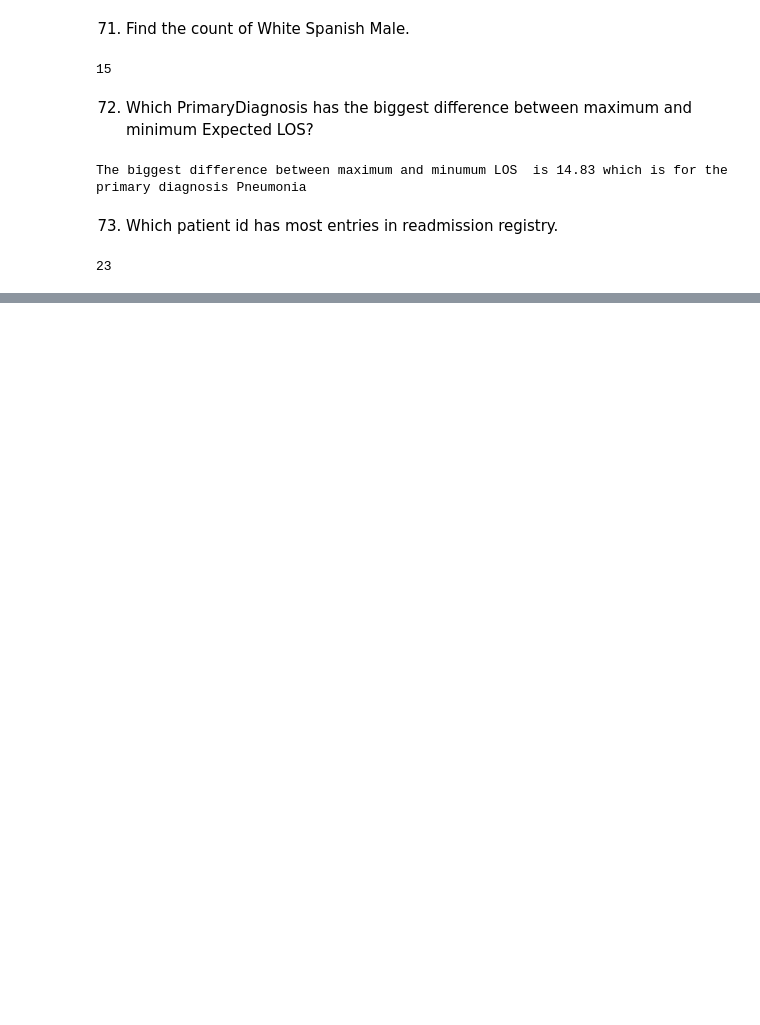
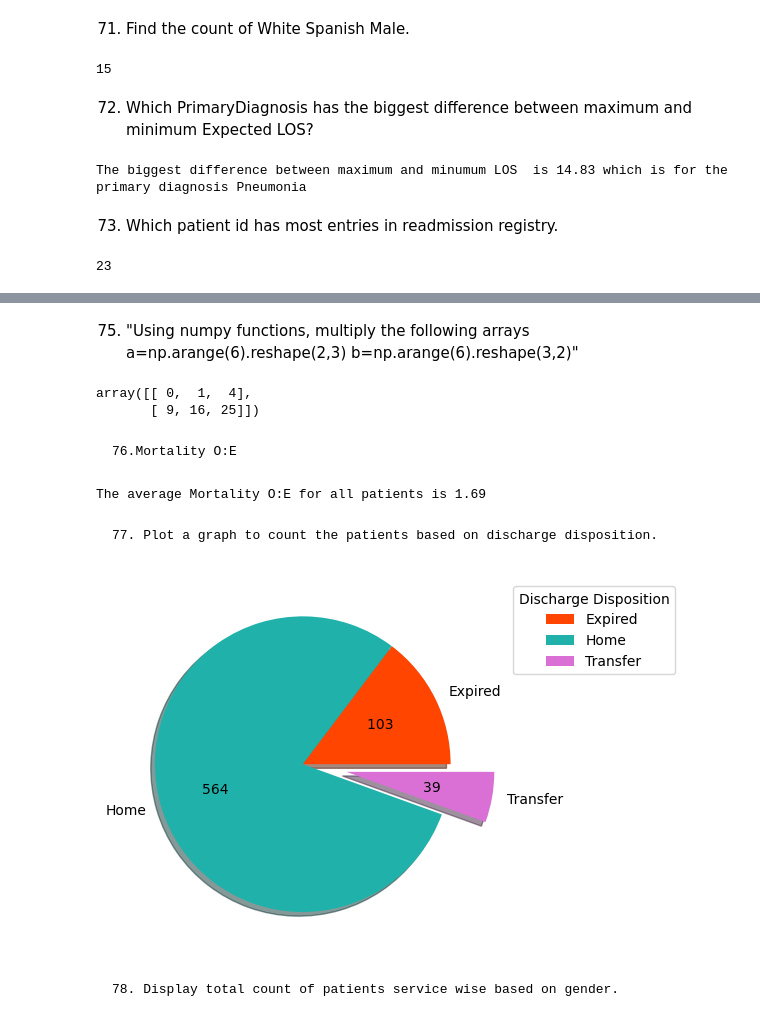
Before and after one commit to ManishaRao06/Python-Hackathon-Winners-Team-Data-Pyrates, a Jupyter notebook: Data Pyrates 61_80.ipynb, the cells around one changed output, grey strips where cells are left out. Saved outputs shown, nothing was run; the diff lists cells and outputs as text; code cells hidden in the pictures; blank space fills up the shorter version.

```diff
--- a/Data Pyrates 61_80.ipynb
+++ b/Data Pyrates 61_80.ipynb
@@ -404,0 +310,77 @@ df11.query("Race=='White' & Gender == 'Female' & Age >50")
+# %% [markdown]
+75. "Using numpy functions, multiply the following arrays
+a=np.arange(6).reshape(2,3)
+b=np.arange(6).reshape(3,2)"
+# %%
+a=np.arange(6).reshape(2,3)
+b=np.arange(6).reshape(3,2)
+c = np.multiply(a,b.reshape(2,3))
+c
+# %% [output]
+array([[ 0,  1,  4],
+       [ 9, 16, 25]])
+# %% [markdown]
+    76.Mortality O:E
+# %%
+df_Dis.loc[ df_Dis["DischargeDisposition"] == 'Expired', "Observed Mortality"] = 1
+df_Dis.loc[ df_Dis["DischargeDisposition"] != 'Expired', "Observed Mortality"] = 0
+df_Dis["Mortality O:E"] = df_Dis["Observed Mortality"]/df_Dis["ExpectedMortality"]
+print("The average Mortality O:E for all patients is " + str(round(df_Dis["Mortality O:E"].mean(),2)))
+# %% [output]
+The average Mortality O:E for all patients is 1.69
+# %% [markdown]
+    77. Plot a graph to count the patients based on discharge disposition.
+# %%
+#1 - Extract patient count based on discharge disposition
+series = pd.DataFrame(df_Dis.groupby('DischargeDisposition')['PatientID'].nunique())
+
+#2 - extract unique discharge disposition values
+mylabels = list(series.index)
+
+#3 - extract the corresponding patient count
+y = np.array(series.PatientID.values.tolist())
+
+#------------------------------------------------------------
+
+#4 - Creating Pie Chart
+
+#4.1 Functions for autopct - Only enable one function at a time
+
+#--------------------------------------
+#a Only patient count actual- ENABLE this and disable #b function
+def func(pct, allvals):
+    absolute = int(pct/100.*np.sum(allvals))
+    return "{:d} ".format(absolute)
+
+#b  patient count in percentages and literal - ENABLE this and disable #a function
+# def func(pct, allvals):
+#     absolute = int(pct/100.*np.sum(allvals))
+#     return "{:.1f}%\n({:d} )".format(pct, absolute)
+
+#-------------------------------------
+
+
+#4.2 Actual pie chart set up and plot
+
+myexplode=[0,0,0.3]
+mycolors=["orangered","lightseagreen","orchid"]
+
+
+#-----------------
+#4.3a plot with Patient count percentages - ONLY enable one plt.pie statement
+#plt.pie(y,explode=myexplode,labels=mylabels,colors=mycolors,shadow= True,autopct='%1.2f%%')
+
+#4.3b plot with no patient count labels and texture - ONLY enable one plt.pie statement
+#plt.pie(y,explode=myexplode,labels=mylabels,colors=mycolors,shadow= True,hatch=['**O', 'oO', 'O.O'])
+
+#4.3c plot with patient count number and/without percentages depending which function is enabled - ONLY enable one plt.pie statement
+plt.pie(y,explode=myexplode,labels=mylabels,colors=mycolors,shadow= True,autopct=lambda pct: func(pct, y))
+
+#----------------
+# Always enabled
+plt.legend(title="Discharge Disposition",bbox_to_anchor=(1.05, 1.0))
+plt.show()
+# %% [output]
+[figure, added]
+# %% [markdown]
+    78. Display total count of patients service wise based on gender.
```
Also changed, not shown: parts of 24 cells of this notebook.
